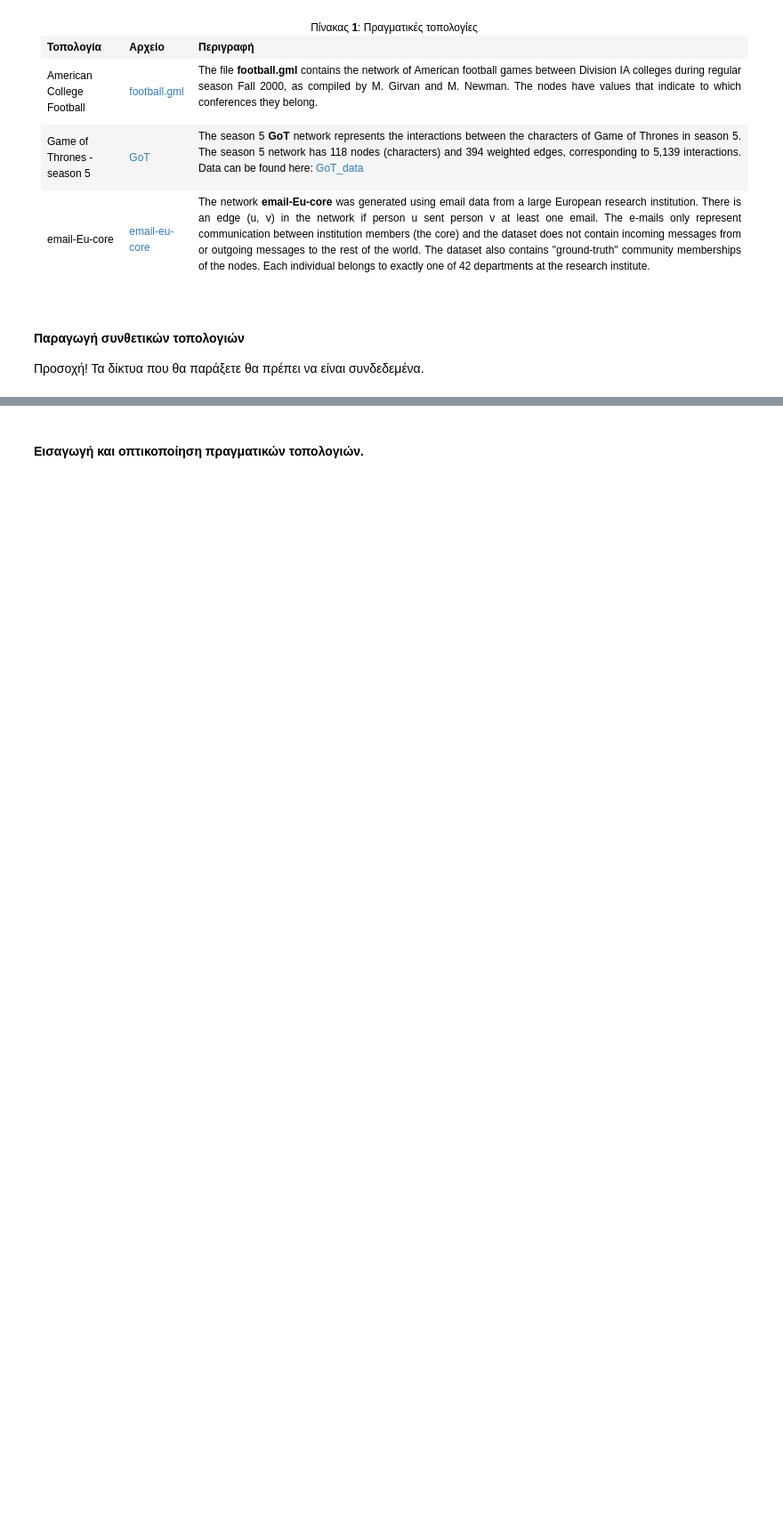
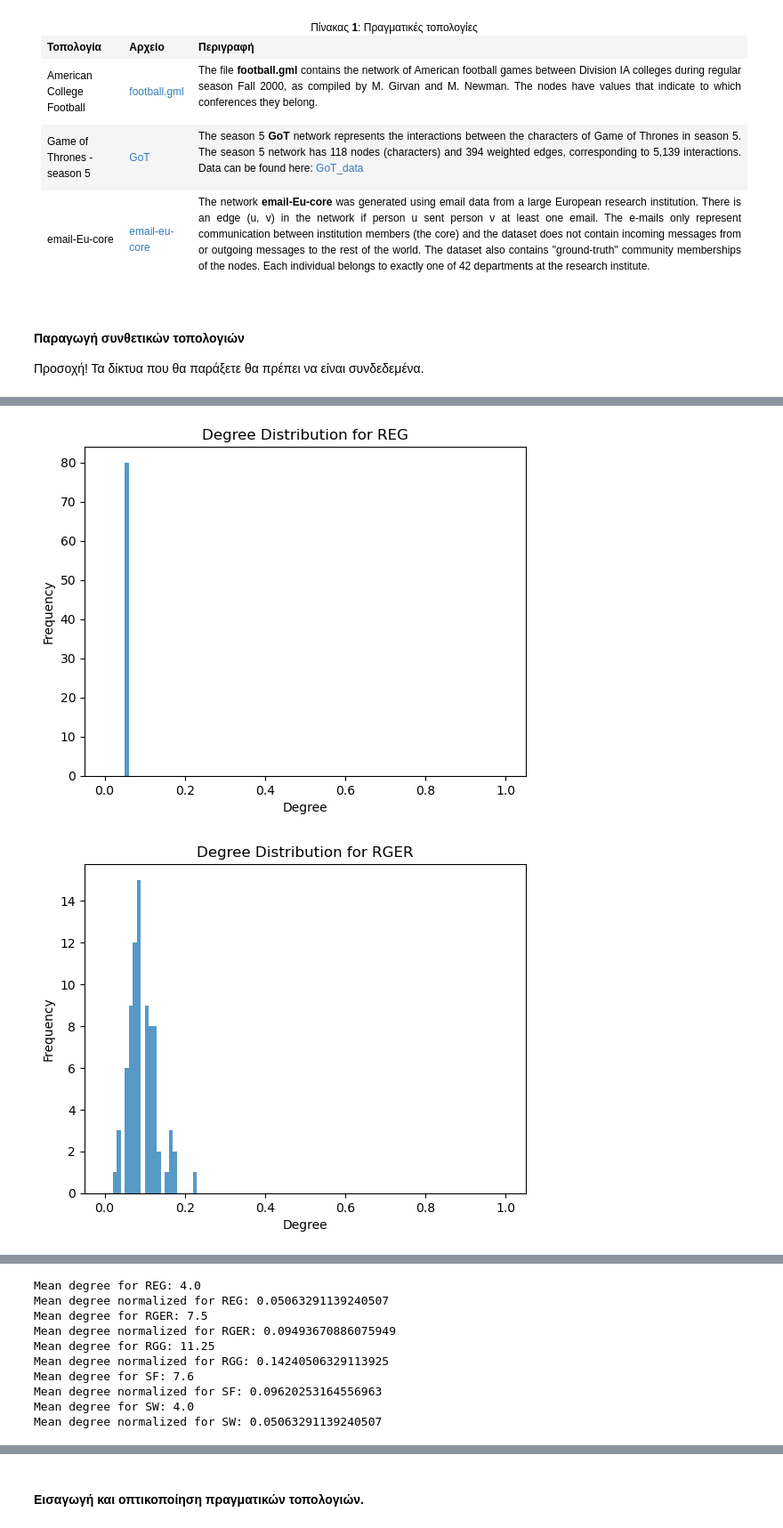
Before and after one commit to ntua-el20827/NTUA_Social_Networks_Analysis, a Jupyter notebook: lab02/lab2_student_version_2024.ipynb, the cells around one changed output, grey strips where cells are left out. Shown at 89% size. Cells and saved outputs as stored; diff of their text form; code cells hidden in the pictures; blank space fills up the shorter version.

```diff
--- a/lab02/lab2_student_version_2024.ipynb
+++ b/lab02/lab2_student_version_2024.ipynb
@@ -67,0 +96,33 @@ random.seed(seedno)
+# %%
+#Graphs
+graphs = [REG, RGER, RGG, SF, SW]
+graph_names = ['REG', 'RGER', 'RGG', 'SF', 'SW']
+# %%
+#1. Gegree distribution and mean degree
+def plot_degree(G, name):
+    degrees = dict(nx.degree_centrality(G))
+    plt.hist(list(degrees.values()), bins=100, alpha=0.75, range=(0, 1))
+    #bins: the number of bins used in the histogram
+    #range: the lower and upper range
+    #alpha: the transparency of the bars
+    plt.title(f'Degree Distribution for {graph_name}')
+    plt.xlabel('Degree')
+    plt.ylabel('Frequency')
+    plt.show()
+
+def mean_degree(G, graph_name):
+    degrees = dict(nx.degree_centrality(G))
+    mean_degree = np.mean(np.array(list(dict(nx.degree(G)).values())))
+    print(f'Mean degree for {graph_name}: {mean_degree}')
+    mean_degree_normalized = np.mean(np.array(list(degrees.values())))
+    print(f'Mean degree normalized for {graph_name}: {mean_degree_normalized}')
+
+
+for graph, graph_name in zip(graphs, graph_names):
+    plot_degree(graph, graph_name)
+
+for graph, graph_name in zip(graphs, graph_names):
+    mean_degree(graph, graph_name)
+# %% [output]
+[figure, added]
+[figure, added]
@@ -67,0 +132,10 @@ random.seed(seedno)
+Mean degree for REG: 4.0
+Mean degree normalized for REG: 0.05063291139240507
+Mean degree for RGER: 7.5
+Mean degree normalized for RGER: 0.09493670886075949
+Mean degree for RGG: 11.25
+Mean degree normalized for RGG: 0.14240506329113925
+Mean degree for SF: 7.6
+Mean degree normalized for SF: 0.09620253164556963
+Mean degree for SW: 4.0
+Mean degree normalized for SW: 0.05063291139240507
```
Also changed, not shown: parts of 15 cells of this notebook, 12 other files.
